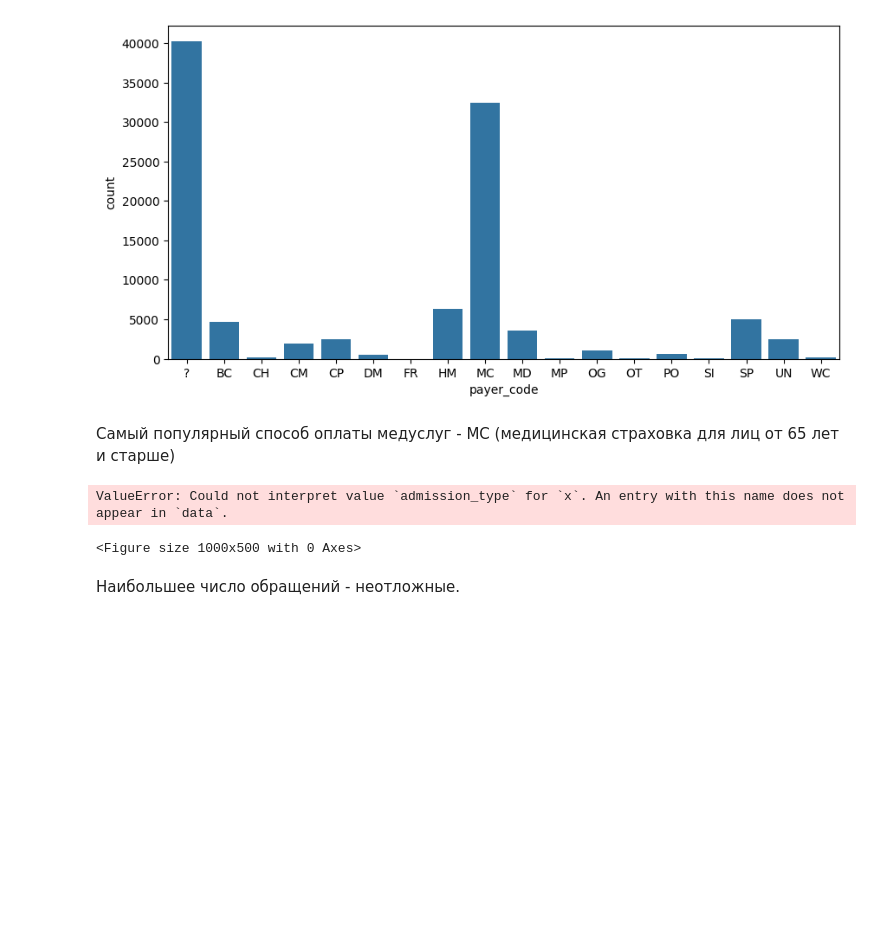
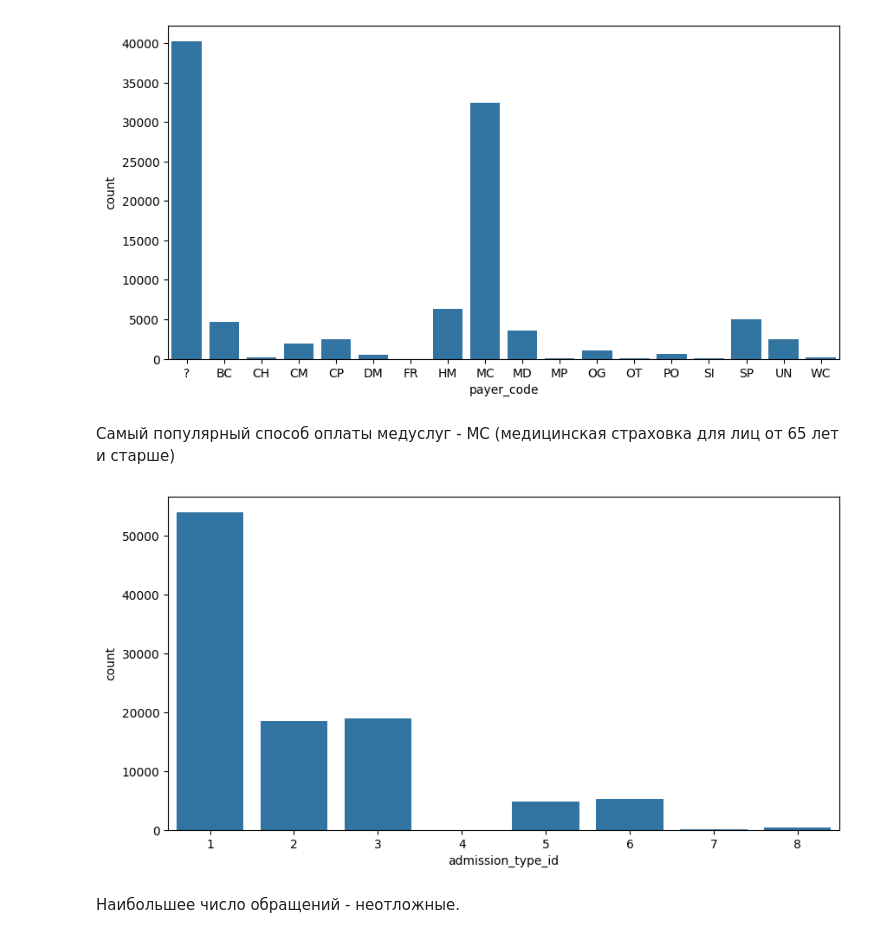
Before and after one commit to Falirchik/ML, a Jupyter notebook: попытка номер .ipynb, the cells around one changed output. Drawn from its saved outputs; the diff is of its cells as text; code cells hidden in the pictures; blank space fills up the shorter version.

```diff
--- a/попытка номер .ipynb
+++ b/попытка номер .ipynb
@@ -315,11 +315,10 @@ pass
 Самый популярный способ оплаты медуслуг - MC (медицинская страховка для лиц от 65 лет и старше)
 # %%
 plt.figure(figsize=(10, 5))
-sns.countplot(x='admission_type', data=df)
+sns.countplot(x='admission_type_id', data=df)
 pass
 # %% [output]
-ValueError: Could not interpret value `admission_type` for `x`. An entry with this name does not appear in `data`.
-<Figure size 1000x500 with 0 Axes>
+[figure, added]
 # %% [markdown]
 Наибольшее число обращений - неотложные.
 # %%
```
Also changed, not shown: parts of 1 cell of this notebook.
